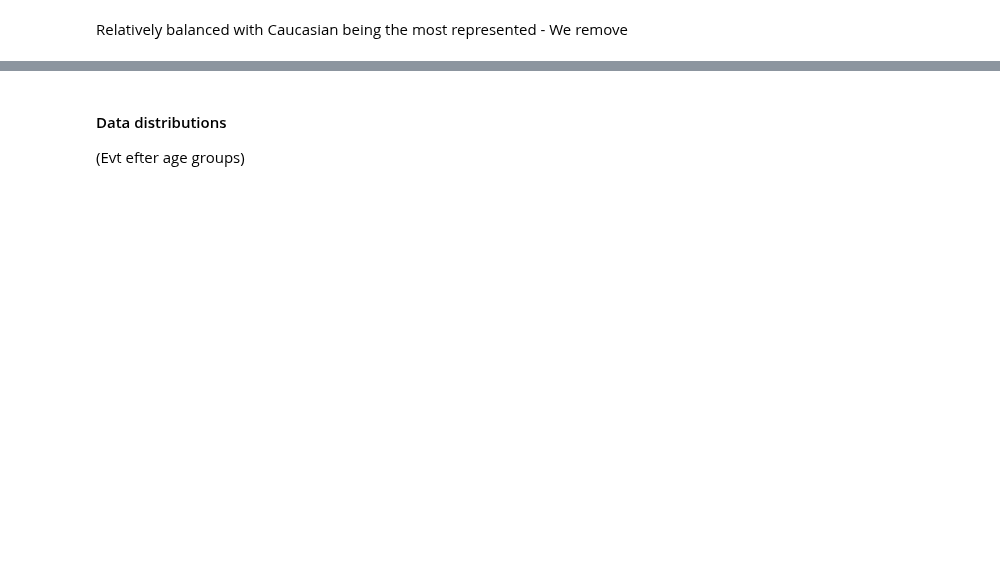
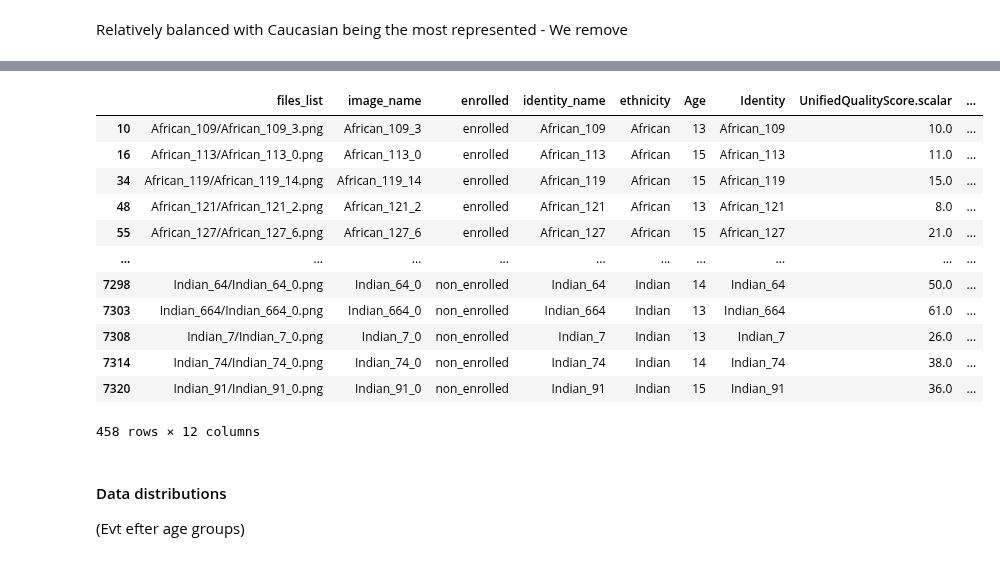
Before and after one commit to Kat-Gabi/Master_Thesis, a Jupyter notebook: notebooks/loadings/data_loading_ylfw_updated.ipynb, the cells around one changed output, grey strips where cells are left out. Saved outputs shown, nothing was run; the diff lists cells and outputs as text; code cells hidden in the pictures; blank space fills up the shorter version.

```diff
--- a/notebooks/loadings/data_loading_ylfw_updated.ipynb
+++ b/notebooks/loadings/data_loading_ylfw_updated.ipynb
@@ -183,3 +188,19 @@ final_df.head()
+# %%
+final_df[final_df['children_agegroup'] == '13-15']
+# %% [output]
+|  | files_list | image_name | enrolled | identity_name | ethnicity | Age | Identity | UnifiedQualityScore.scalar | ... |
+| 10 | African_109/African_109_3.png | African_109_3 | enrolled | African_109 | African | 13 | African_109 | 10.0 | ... |
+| 16 | African_113/African_113_0.png | African_113_0 | enrolled | African_113 | African | 15 | African_113 | 11.0 | ... |
+| 34 | African_119/African_119_14.png | African_119_14 | enrolled | African_119 | African | 15 | African_119 | 15.0 | ... |
+| 48 | African_121/African_121_2.png | African_121_2 | enrolled | African_121 | African | 13 | African_121 | 8.0 | ... |
+| 55 | African_127/African_127_6.png | African_127_6 | enrolled | African_127 | African | 15 | African_127 | 21.0 | ... |
+| ... | ... | ... | ... | ... | ... | ... | ... | ... | ... |
+| 7298 | Indian_64/Indian_64_0.png | Indian_64_0 | non_enrolled | Indian_64 | Indian | 14 | Indian_64 | 50.0 | ... |
+| 7303 | Indian_664/Indian_664_0.png | Indian_664_0 | non_enrolled | Indian_664 | Indian | 13 | Indian_664 | 61.0 | ... |
+| 7308 | Indian_7/Indian_7_0.png | Indian_7_0 | non_enrolled | Indian_7 | Indian | 13 | Indian_7 | 26.0 | ... |
+| 7314 | Indian_74/Indian_74_0.png | Indian_74_0 | non_enrolled | Indian_74 | Indian | 14 | Indian_74 | 38.0 | ... |
+| 7320 | Indian_91/Indian_91_0.png | Indian_91_0 | non_enrolled | Indian_91 | Indian | 15 | Indian_91 | 36.0 | ... |
+458 rows × 12 columns
 # %% [markdown]
 #### Data distributions
 (Evt efter age groups)
```
Also changed, not shown: parts of 21 cells of this notebook, 3 other files.
